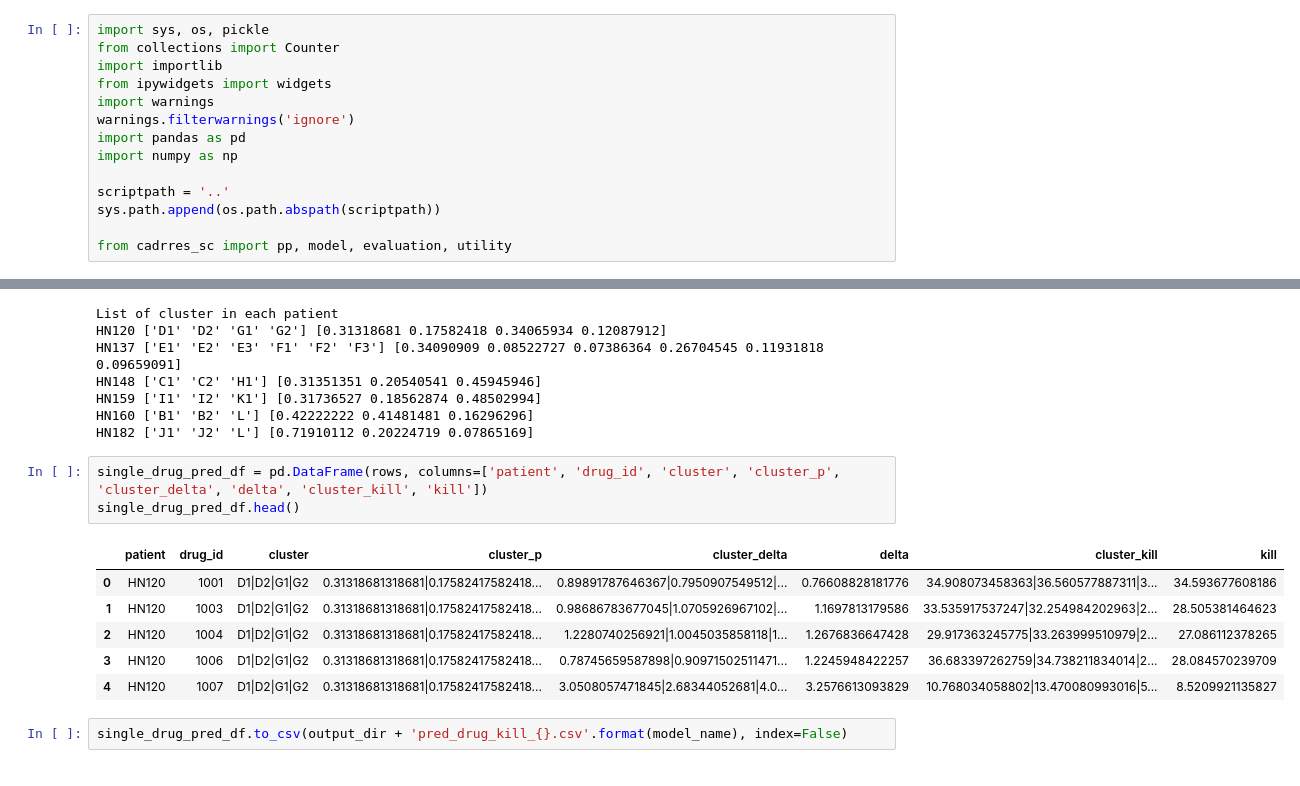
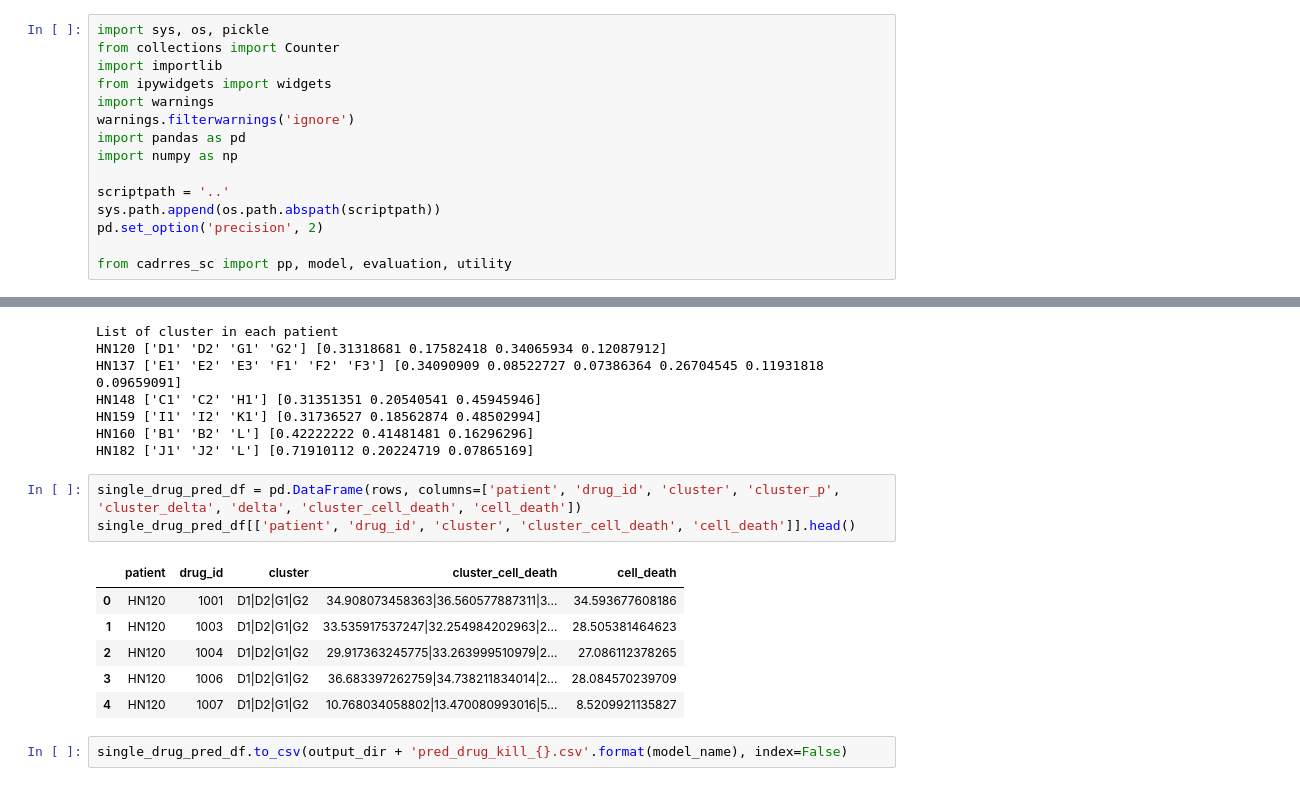
Before and after one commit to CSB5/CaDRReS-Sc, a Jupyter notebook: notebooks/predicting_combinatorial_drugs_scrna-seq.ipynb, the cells around one changed output, grey strips where cells are left out. Saved outputs shown, nothing was run; the diff lists cells and outputs as text.

```diff
--- a/notebooks/predicting_monotherapy_combinatorial_drugs_scrna-seq.ipynb
+++ b/notebooks/predicting_combinatorial_drugs_scrna-seq.ipynb
@@ -13,6 +13,7 @@ import numpy as np
 
 scriptpath = '..'
 sys.path.append(os.path.abspath(scriptpath))
+pd.set_option('precision', 2)
 
 from cadrres_sc import pp, model, evaluation, utility
 # %% [markdown]
@@ -216,15 +217,15 @@ HN159 ['I1' 'I2' 'K1'] [0.31736527 0.18562874 0.48502994]
 HN160 ['B1' 'B2' 'L'] [0.42222222 0.41481481 0.16296296]
 HN182 ['J1' 'J2' 'L'] [0.71910112 0.20224719 0.07865169]
 # %%
-single_drug_pred_df = pd.DataFrame(rows, columns=['patient', 'drug_id', 'cluster', 'cluster_p', 'cluster_delta', 'delta', 'cluster_kill', 'kill'])
-single_drug_pred_df.head()
+single_drug_pred_df = pd.DataFrame(rows, columns=['patient', 'drug_id', 'cluster', 'cluster_p', 'cluster_delta', 'delta', 'cluster_cell_death', 'cell_death'])
+single_drug_pred_df[['patient', 'drug_id', 'cluster', 'cluster_cell_death', 'cell_death']].head()
 # %% [output]
-|  | patient | drug_id | cluster | cluster_p | cluster_delta | delta | cluster_kill | kill |
-| 0 | HN120 | 1001 | D1|D2|G1|G2 | 0.31318681318681|0.17582417582418... | 0.89891787646367|0.7950907549512|... | 0.76608828181776 | 34.908073458363|36.560577887311|3... | 34.593677608186 |
-| 1 | HN120 | 1003 | D1|D2|G1|G2 | 0.31318681318681|0.17582417582418... | 0.98686783677045|1.0705926967102|... | 1.1697813179586 | 33.535917537247|32.254984202963|2... | 28.505381464623 |
-| 2 | HN120 | 1004 | D1|D2|G1|G2 | 0.31318681318681|0.17582417582418... | 1.2280740256921|1.0045035858118|1... | 1.2676836647428 | 29.917363245775|33.263999510979|2... | 27.086112378265 |
-| 3 | HN120 | 1006 | D1|D2|G1|G2 | 0.31318681318681|0.17582417582418... | 0.78745659587898|0.90971502511471... | 1.2245948422257 | 36.683397262759|34.738211834014|2... | 28.084570239709 |
-| 4 | HN120 | 1007 | D1|D2|G1|G2 | 0.31318681318681|0.17582417582418... | 3.0508057471845|2.68344052681|4.0... | 3.2576613093829 | 10.768034058802|13.470080993016|5... | 8.5209921135827 |
+|  | patient | drug_id | cluster | cluster_cell_death | cell_death |
+| 0 | HN120 | 1001 | D1|D2|G1|G2 | 34.908073458363|36.560577887311|3... | 34.593677608186 |
+| 1 | HN120 | 1003 | D1|D2|G1|G2 | 33.535917537247|32.254984202963|2... | 28.505381464623 |
+| 2 | HN120 | 1004 | D1|D2|G1|G2 | 29.917363245775|33.263999510979|2... | 27.086112378265 |
+| 3 | HN120 | 1006 | D1|D2|G1|G2 | 36.683397262759|34.738211834014|2... | 28.084570239709 |
+| 4 | HN120 | 1007 | D1|D2|G1|G2 | 10.768034058802|13.470080993016|5... | 8.5209921135827 |
 # %%
 single_drug_pred_df.to_csv(output_dir + 'pred_drug_kill_{}.csv'.format(model_name), index=False)
 # %% [markdown]
```
Also changed, not shown: parts of 12 cells of this notebook, 3 other files.
